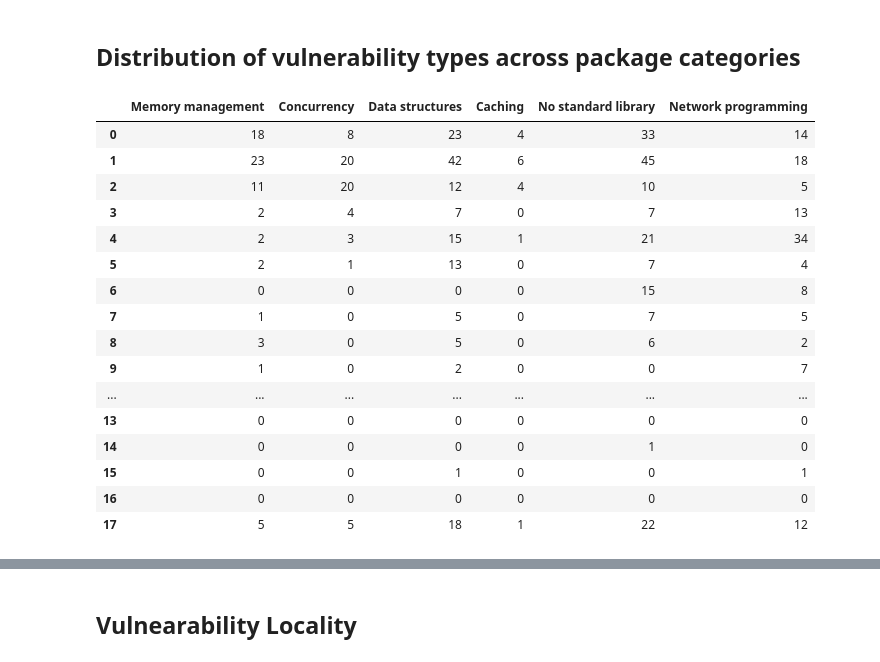
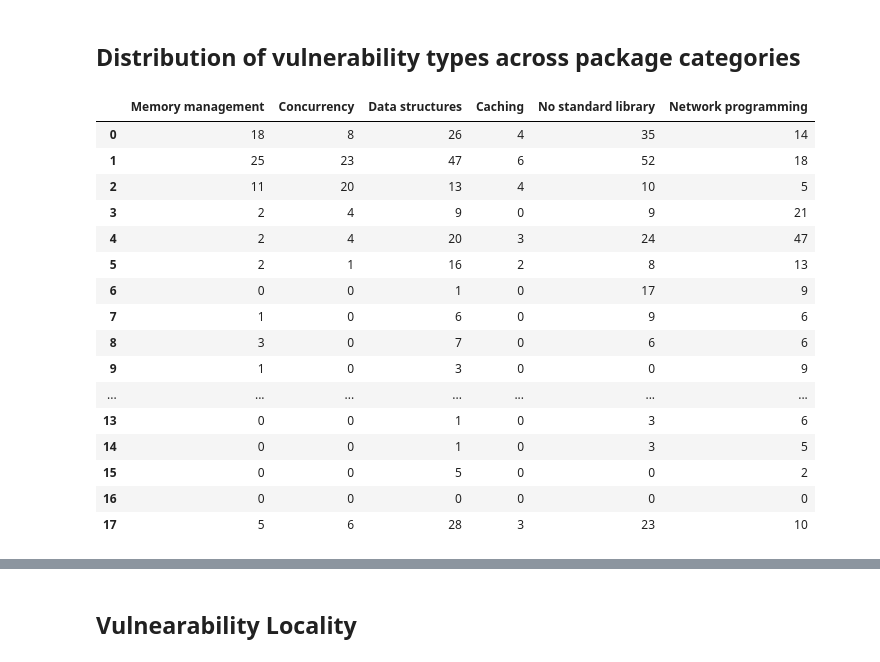
Before and after one commit to vgzx64/research_rust_ecosystem, a Jupyter notebook: RQ/RQ2.ipynb, the cells around one changed output, grey strips where cells are left out. Cells and saved outputs as stored; diff of their text form; code cells hidden in the pictures.

```diff
--- a/RQ/RQ2.ipynb
+++ b/RQ/RQ2.ipynb
@@ -176,7 +207,7 @@ from statistics import median
 categories = dict()
 keywords = dict()
 numCategory = list()
-df_data = pd.read_sql("SELECT id, package, sfp_id, published, vul_version FROM cve", con=db.conn)
+df_data = get_cve_with_versions()
 df_pack = df_data.drop_duplicates(subset="package", keep='first')
 
 for index, row in df_data.iterrows():
@@ -186,8 +217,6 @@ for index, row in df_data.iterrows():
                 SELECT category_id from crates_categories where\
                 crate_id = (SELECT id from crates where name=\'"+package+"\'))")
     results = cur.fetchall()
-#     if len(results)==0:
-#         categories["no categories"] += 1
     numCategory.append(len(results))
     visited = set()
     for res in results:
@@ -211,9 +240,4 @@ for k, v in categories.items():
     print(k, v)
 print("# total repeatitive vulnerabities: "+str(sum(categories.values())))
 target_cat = categories.keys()
-# for key, value in categories.items():
-#     cur = conn.cursor()
-#     cur.execute("SELECT crates_cnt from categories where category=\'"+key+"\'")
-# x_axis = list(categories.keys())
-# y_axis = list(categories.values())
 # %% [output]
@@ -239,8 +263,7 @@ Localization (L10n) 1
 # %%
 def get_sfp_across_pack(df):
     res = list()
-    temp = df["sfp_id"].apply(lambda x: list() if x.strip('][').replace('\'', '')=='' else x.strip('][').replace('\'', '').split(', '))
-    temp = temp.apply(lambda x: len(x))
+    temp = df["sfp_id"].apply(len)
     temp = temp[temp.apply(lambda x: False if x==0 else True)]
     total = temp.sum()
 
@@ -250,7 +273,7 @@ def get_sfp_across_pack(df):
                'Predictability':0, 'Authentication':0, 'API':0, 'Access Control':0, 'Failure to Release Memory':0}
     cve_type["non category"] = 0
     for index, row in df.iterrows():
-        categories = eval(row["sfp_id"])
+        categories = row["sfp_id"]
         if categories!= None and len(categories):
             for cat in categories:
                 if cve_type.get(cat) == None:
@@ -259,62 +282,52 @@ def get_sfp_across_pack(df):
                     cve_type[cat] += 1
         else:
             cve_type["non category"]+=1
-#     cve_type = sorted(cve_type.items(), key=lambda kv: kv[1])
-#     print(type(cve_type))
     for k, v in cve_type.items():
-        # print(k+" "+str(v)+" "+str(v/total))
         res.append(v)
     return res
 
-df_data = pd.read_sql("SELECT id, package, sfp_id, published, vul_version FROM cve", con=db.conn)
+df_data = get_cve_df()
 categories = list()
-# cnt = 0
 for index, row in df_data.iterrows():
     package = row["package"]
     cur = db.conn.cursor()
     cur.execute("SELECT category from categories where id in (\
                 SELECT category_id from crates_categories where\
                 crate_id = (SELECT id from crates where name=\'"+package+"\'))")
     results = cur.fetchall()
     cat = set()
     for res in results:
         res = res[0]
         words = res.split("::")
-#         if "Web programming" in words[0]:
-#             cnt += 1
         cat.add(words[0])
     categories.append(list(cat))
-# print(cnt)
 df_data['category'] = categories
 
 df_wilcoxon = pd.DataFrame()
 interest_cat = ["Memory management", "Concurrency", "Data structures", "Caching", "No standard library", "Network programming"]
 for cat in interest_cat:
-    # print("vulnerablility types across "+cat)
     df_mem = df_data[df_data['category'].apply(lambda x: True if cat in x else False)]
-    # print(len(df_mem))
-#     print(df_mem['category'])
     df_wilcoxon[cat] = get_sfp_across_pack(df_mem)
 
 df_wilcoxon
 # %% [output]
 |  | Memory management | Concurrency | Data structures | Caching | No standard library | Network programming |
-| 0 | 18 | 8 | 23 | 4 | 33 | 14 |
-| 1 | 23 | 20 | 42 | 6 | 45 | 18 |
-| 2 | 11 | 20 | 12 | 4 | 10 | 5 |
-| 3 | 2 | 4 | 7 | 0 | 7 | 13 |
-| 4 | 2 | 3 | 15 | 1 | 21 | 34 |
-| 5 | 2 | 1 | 13 | 0 | 7 | 4 |
-| 6 | 0 | 0 | 0 | 0 | 15 | 8 |
-| 7 | 1 | 0 | 5 | 0 | 7 | 5 |
-| 8 | 3 | 0 | 5 | 0 | 6 | 2 |
-| 9 | 1 | 0 | 2 | 0 | 0 | 7 |
+| 0 | 18 | 8 | 26 | 4 | 35 | 14 |
+| 1 | 25 | 23 | 47 | 6 | 52 | 18 |
+| 2 | 11 | 20 | 13 | 4 | 10 | 5 |
+| 3 | 2 | 4 | 9 | 0 | 9 | 21 |
+| 4 | 2 | 4 | 20 | 3 | 24 | 47 |
+| 5 | 2 | 1 | 16 | 2 | 8 | 13 |
+| 6 | 0 | 0 | 1 | 0 | 17 | 9 |
+| 7 | 1 | 0 | 6 | 0 | 9 | 6 |
+| 8 | 3 | 0 | 7 | 0 | 6 | 6 |
+| 9 | 1 | 0 | 3 | 0 | 0 | 9 |
 | ... | ... | ... | ... | ... | ... | ... |
-| 13 | 0 | 0 | 0 | 0 | 0 | 0 |
-| 14 | 0 | 0 | 0 | 0 | 1 | 0 |
-| 15 | 0 | 0 | 1 | 0 | 0 | 1 |
+| 13 | 0 | 0 | 1 | 0 | 3 | 6 |
+| 14 | 0 | 0 | 1 | 0 | 3 | 5 |
+| 15 | 0 | 0 | 5 | 0 | 0 | 2 |
 | 16 | 0 | 0 | 0 | 0 | 0 | 0 |
-| 17 | 5 | 5 | 18 | 1 | 22 | 12 |
+| 17 | 5 | 6 | 28 | 3 | 23 | 10 |
 # %%
 from scipy import stats
 import scikit_posthocs as sp
```
Also changed, not shown: parts of 12 cells of this notebook, 2 other files.
